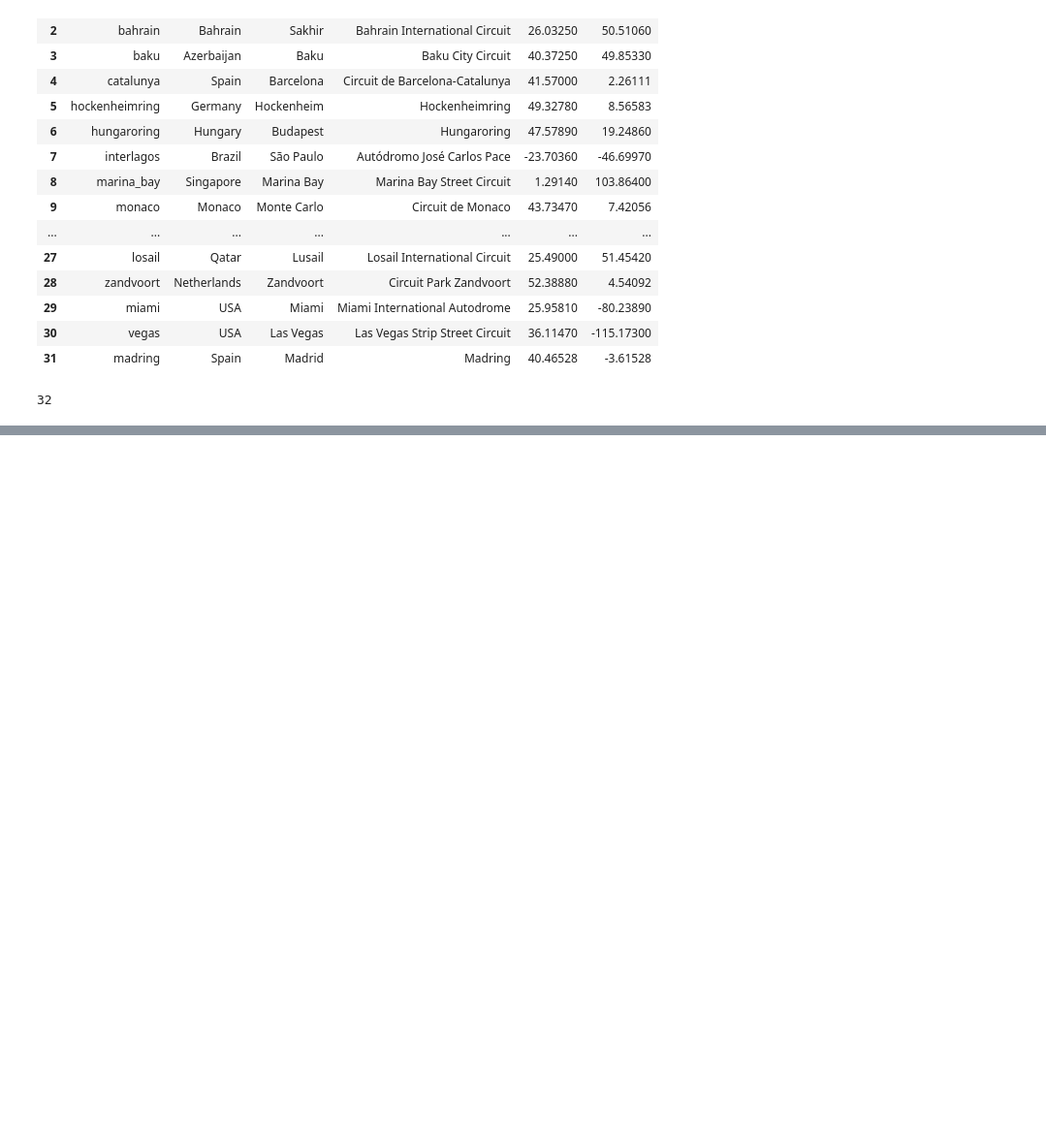
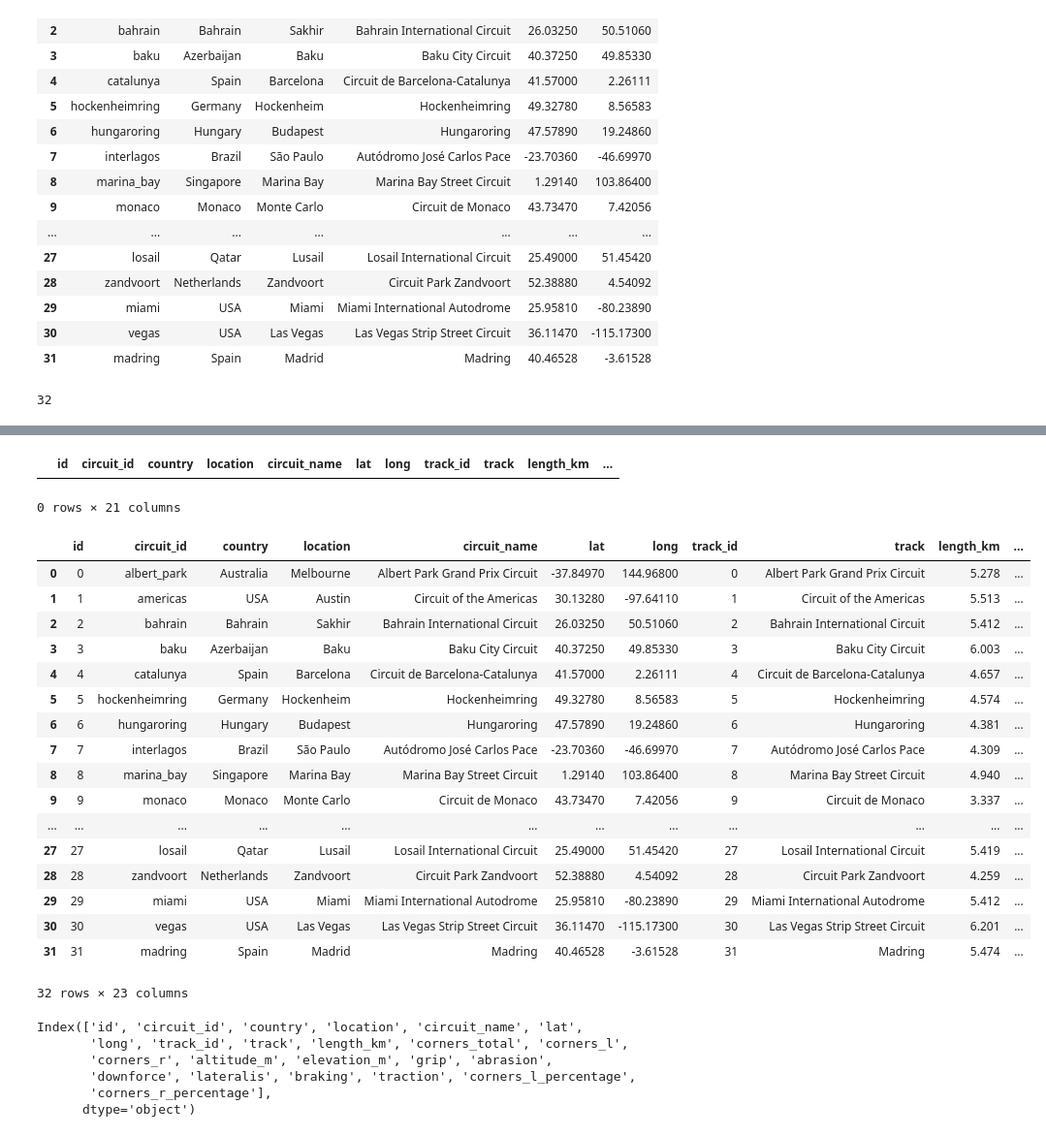
Before and after one commit to maximakhmin/f1pace, a Jupyter notebook: parser/track_parser.ipynb, the cells around one changed output, grey strips where cells are left out. Shown at 97% size. Cells and saved outputs as stored; diff of their text form; code cells hidden in the pictures; blank space fills up the shorter version.

```diff
--- a/parser/track_parser.ipynb
+++ b/parser/track_parser.ipynb
@@ -76,0 +134,3 @@ with engine.connect() as conn:
+# %%
+df_track = pd.read_sql("SELECT * FROM tracks", engine)
+df_track
@@ -76,0 +155,6 @@ with engine.connect() as conn:
+# %%
+track_merged = pd.merge(df_track, df_track_data, left_on="id", right_on="track_id", how="inner")
+track_merged[track_merged["track"] != track_merged["circuit_name"]]
+# %% [output]
+|  | id | circuit_id | country | location | circuit_name | lat | long | track_id | track | length_km | ... |
+0 rows × 21 columns
@@ -76,0 +164,30 @@ with engine.connect() as conn:
+# %%
+track_merged
+# %% [output]
+|  | id | circuit_id | country | location | circuit_name | lat | long | track_id | track | length_km | ... |
+| 0 | 0 | albert_park | Australia | Melbourne | Albert Park Grand Prix Circuit | -37.84970 | 144.96800 | 0 | Albert Park Grand Prix Circuit | 5.278 | ... |
+| 1 | 1 | americas | USA | Austin | Circuit of the Americas | 30.13280 | -97.64110 | 1 | Circuit of the Americas | 5.513 | ... |
+| 2 | 2 | bahrain | Bahrain | Sakhir | Bahrain International Circuit | 26.03250 | 50.51060 | 2 | Bahrain International Circuit | 5.412 | ... |
+| 3 | 3 | baku | Azerbaijan | Baku | Baku City Circuit | 40.37250 | 49.85330 | 3 | Baku City Circuit | 6.003 | ... |
+| 4 | 4 | catalunya | Spain | Barcelona | Circuit de Barcelona-Catalunya | 41.57000 | 2.26111 | 4 | Circuit de Barcelona-Catalunya | 4.657 | ... |
+| 5 | 5 | hockenheimring | Germany | Hockenheim | Hockenheimring | 49.32780 | 8.56583 | 5 | Hockenheimring | 4.574 | ... |
+| 6 | 6 | hungaroring | Hungary | Budapest | Hungaroring | 47.57890 | 19.24860 | 6 | Hungaroring | 4.381 | ... |
+| 7 | 7 | interlagos | Brazil | São Paulo | Autódromo José Carlos Pace | -23.70360 | -46.69970 | 7 | Autódromo José Carlos Pace | 4.309 | ... |
+| 8 | 8 | marina_bay | Singapore | Marina Bay | Marina Bay Street Circuit | 1.29140 | 103.86400 | 8 | Marina Bay Street Circuit | 4.940 | ... |
+| 9 | 9 | monaco | Monaco | Monte Carlo | Circuit de Monaco | 43.73470 | 7.42056 | 9 | Circuit de Monaco | 3.337 | ... |
+| ... | ... | ... | ... | ... | ... | ... | ... | ... | ... | ... | ... |
+| 27 | 27 | losail | Qatar | Lusail | Losail International Circuit | 25.49000 | 51.45420 | 27 | Losail International Circuit | 5.419 | ... |
+| 28 | 28 | zandvoort | Netherlands | Zandvoort | Circuit Park Zandvoort | 52.38880 | 4.54092 | 28 | Circuit Park Zandvoort | 4.259 | ... |
+| 29 | 29 | miami | USA | Miami | Miami International Autodrome | 25.95810 | -80.23890 | 29 | Miami International Autodrome | 5.412 | ... |
+| 30 | 30 | vegas | USA | Las Vegas | Las Vegas Strip Street Circuit | 36.11470 | -115.17300 | 30 | Las Vegas Strip Street Circuit | 6.201 | ... |
+| 31 | 31 | madring | Spain | Madrid | Madring | 40.46528 | -3.61528 | 31 | Madring | 5.474 | ... |
+32 rows × 23 columns
+# %%
+track_merged.columns
+# %% [output]
+Index(['id', 'circuit_id', 'country', 'location', 'circuit_name', 'lat',
+       'long', 'track_id', 'track', 'length_km', 'corners_total', 'corners_l',
+       'corners_r', 'altitude_m', 'elevation_m', 'grip', 'abrasion',
+       'downforce', 'lateralis', 'braking', 'traction', 'corners_l_percentage',
+       'corners_r_percentage'],
+      dtype='object')
```
Also changed, not shown: parts of 14 cells of this notebook.
